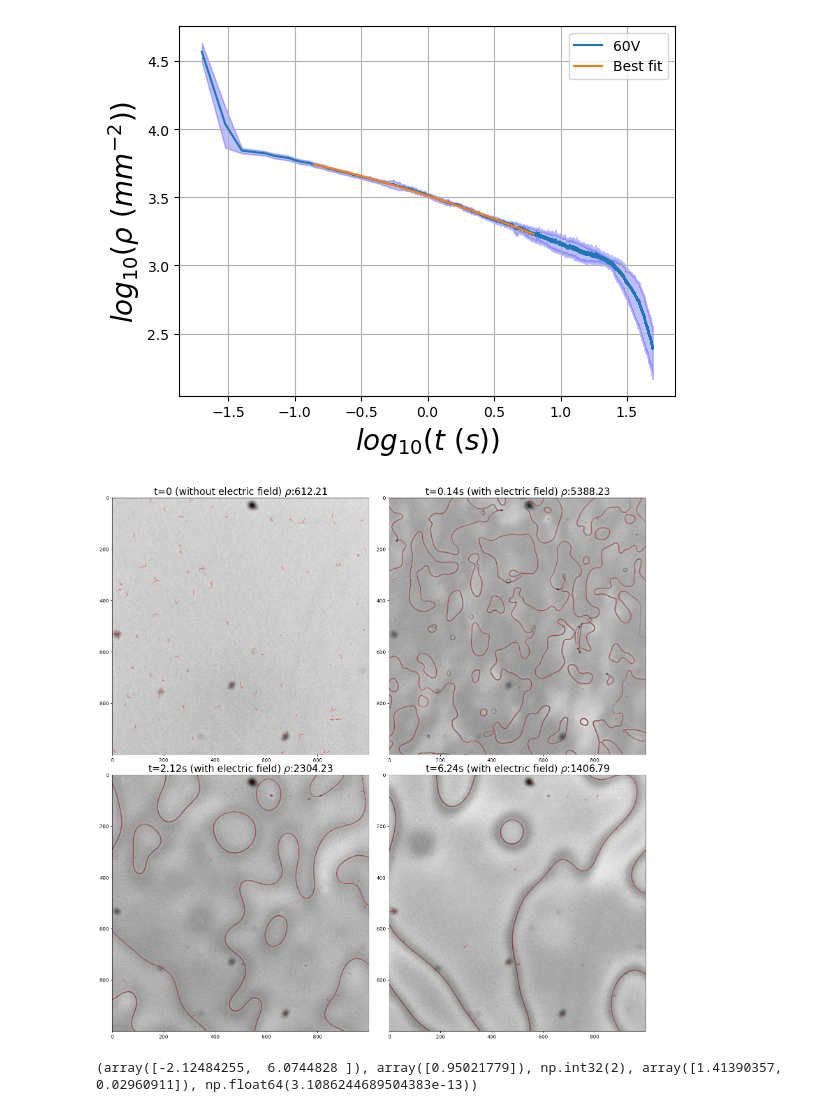
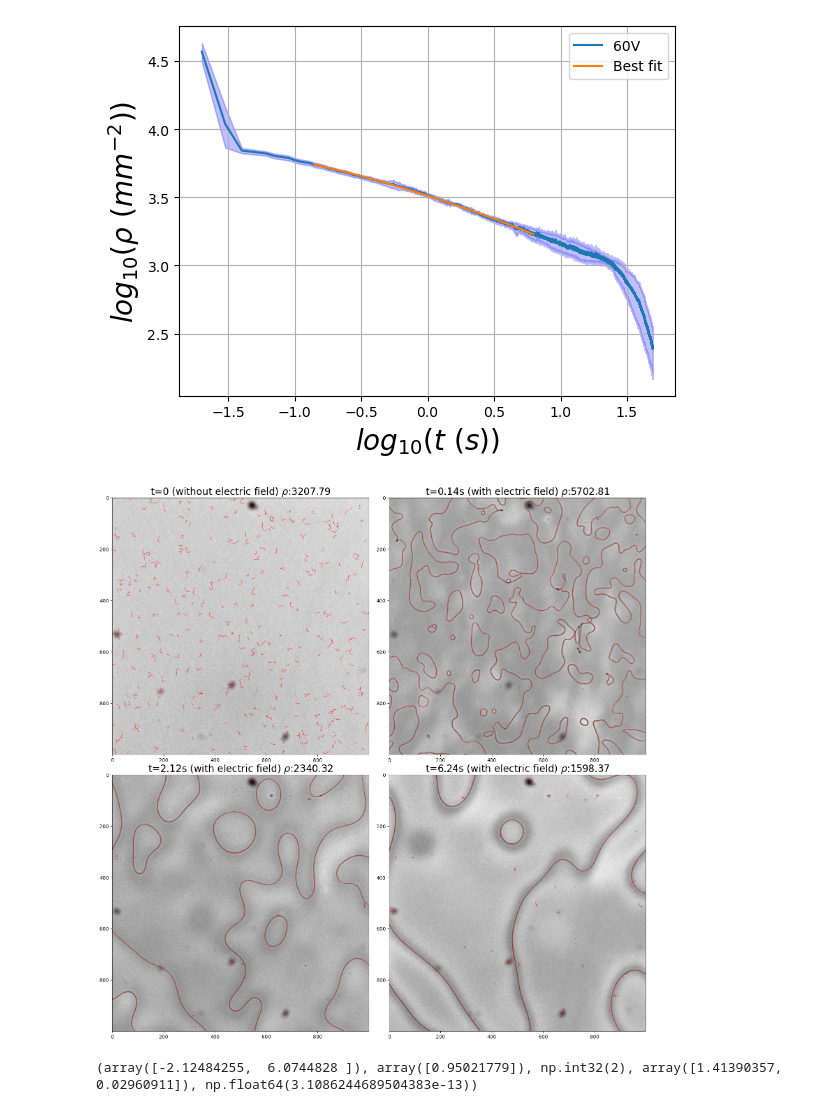
Before and after one commit to mandal-anik10/SLP-CosmoWithLCs, a Jupyter notebook: notebooks/late_time_dyn_60.ipynb, the cells around one changed output. Drawn from its saved outputs; the diff is of its cells as text; code cells hidden in the pictures.

```diff
--- a/notebooks/late_time_dyn_60.ipynb
+++ b/notebooks/late_time_dyn_60.ipynb
@@ -146,32 +146,32 @@ plt.legend()
 # %%
 fig, axes = plt.subplots(2, 2, figsize=(16, 16))
 ax = axes.flatten()
 plt.tight_layout()
 
 frames = 0.56 + np.array([0, a/100,(150)/100, b/100])
 den = []
 for i in range(len(frames)):
     img0 = io.imread('../exp-data/20251201/28/60_1/{:.2f}s.tif'.format(frames[i]), as_gray=True)
-    S_den0, sk0  = framework(img0, hysteresis_th=[0.15, 0.25], closing_footprint=7, skleton_img=True)
+    S_den0, sk0  = framework(img0, hysteresis_th=[0.1, 0.25], closing_footprint=3, skleton_img=True)
     den.append(S_den0)
 
     skeleton0 = sk0.astype(bool)
     img0_norm = (img0 - img0.min()) / (img0.max() - img0.min())
 
     img0_rgb = np.dstack([img0_norm, img0_norm, img0_norm])
     overlay0 = img0_rgb.copy()
     overlay0[skeleton0] = [1.0, 0.0, 0.0]
     ax[i].imshow(overlay0)
 
 ax[0].set_title(r't=0 (without electric field) $\rho$:{:.2f}'.format(den[0]))
 ax[1].set_title(r't={:}s (with electric field) $\rho$:{:.2f}'.format(t_1[a], den[1]))
 ax[2].set_title(r't={:}s (with electric field) $\rho$:{:.2f}'.format(t_1[150], den[2]))
 ax[3].set_title(r't={:}s (with electric field) $\rho$:{:.2f}'.format(t_1[b], den[3]))
 
 
 plt.savefig('../figs/28_new_60V_dyn.png')
 # %% [output]
-[figure, old version]
+[figure, new version]
 # %%
 a, b = 2000,3400
 res = np.polyfit(np.log10(t[a:b]), np.log10(S_den_avg[a:b]), deg=1, full=True)
```
Also changed, not shown: 7 other files.
